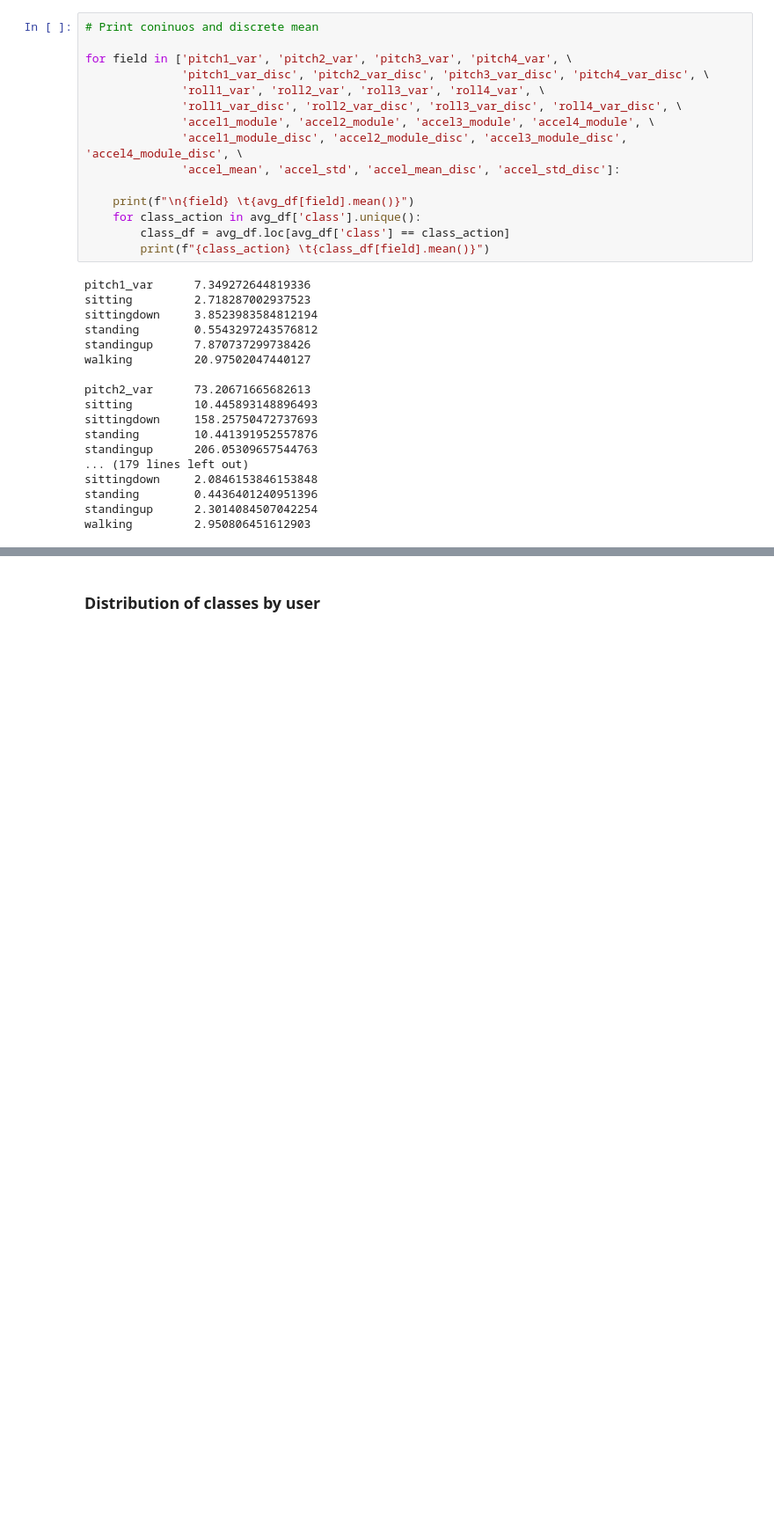
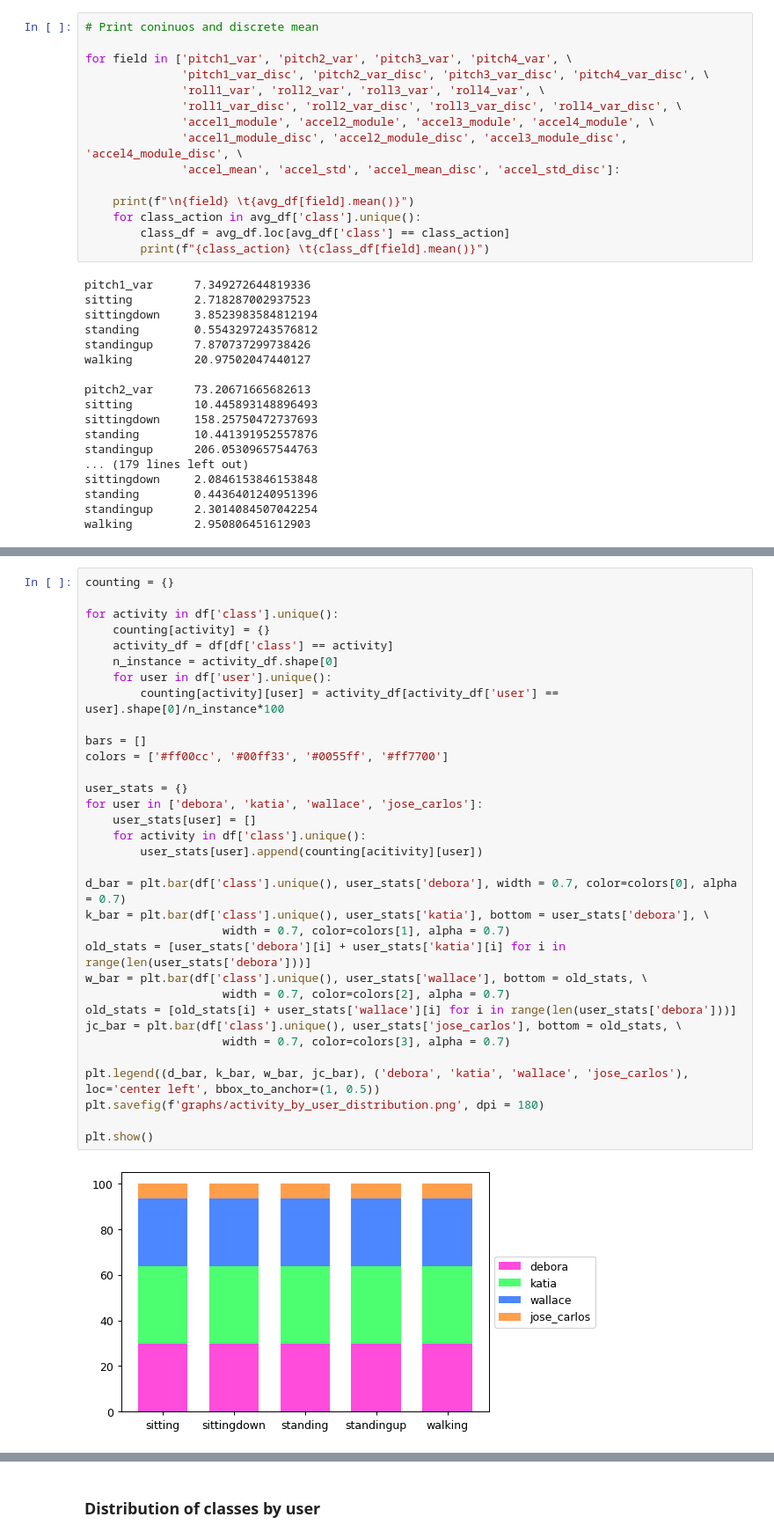
Before and after one commit to MarcoFagioli/project_AAL, a Jupyter notebook: data/data_manipulation.ipynb, the cells around one changed output, grey strips where cells are left out. Shown at 88% size. Drawn from its saved outputs; the diff is of its cells as text; blank space fills up the shorter version.

```diff
--- a/data/data_manipulation.ipynb
+++ b/data/data_manipulation.ipynb
@@ -361,0 +392,35 @@ for accel in ['accel1', 'accel2', 'accel3', 'accel4']:
+# %%
+counting = {}
+
+for activity in df['class'].unique():
+    counting[activity] = {}
+    activity_df = df[df['class'] == activity]
+    n_instance = activity_df.shape[0]
+    for user in df['user'].unique():
+        counting[activity][user] = activity_df[activity_df['user'] == user].shape[0]/n_instance*100
+
+bars = []
+colors = ['#ff00cc', '#00ff33', '#0055ff', '#ff7700']
+
+user_stats = {}
+for user in ['debora', 'katia', 'wallace', 'jose_carlos']:
+    user_stats[user] = []
+    for activity in df['class'].unique():
+        user_stats[user].append(counting[acitivity][user])
+
+d_bar = plt.bar(df['class'].unique(), user_stats['debora'], width = 0.7, color=colors[0], alpha = 0.7)
+k_bar = plt.bar(df['class'].unique(), user_stats['katia'], bottom = user_stats['debora'], \
+                    width = 0.7, color=colors[1], alpha = 0.7)
+old_stats = [user_stats['debora'][i] + user_stats['katia'][i] for i in range(len(user_stats['debora']))]
+w_bar = plt.bar(df['class'].unique(), user_stats['wallace'], bottom = old_stats, \
+                    width = 0.7, color=colors[2], alpha = 0.7)
+old_stats = [old_stats[i] + user_stats['wallace'][i] for i in range(len(user_stats['debora']))]
+jc_bar = plt.bar(df['class'].unique(), user_stats['jose_carlos'], bottom = old_stats, \
+                    width = 0.7, color=colors[3], alpha = 0.7)
+
+plt.legend((d_bar, k_bar, w_bar, jc_bar), ('debora', 'katia', 'wallace', 'jose_carlos'), loc='center left', bbox_to_anchor=(1, 0.5))
+plt.savefig(f'graphs/activity_by_user_distribution.png', dpi = 180)
+
+plt.show()
+# %% [output]
+[figure, added]
```
Also changed, not shown: parts of 8 cells of this notebook, 7 other files.
